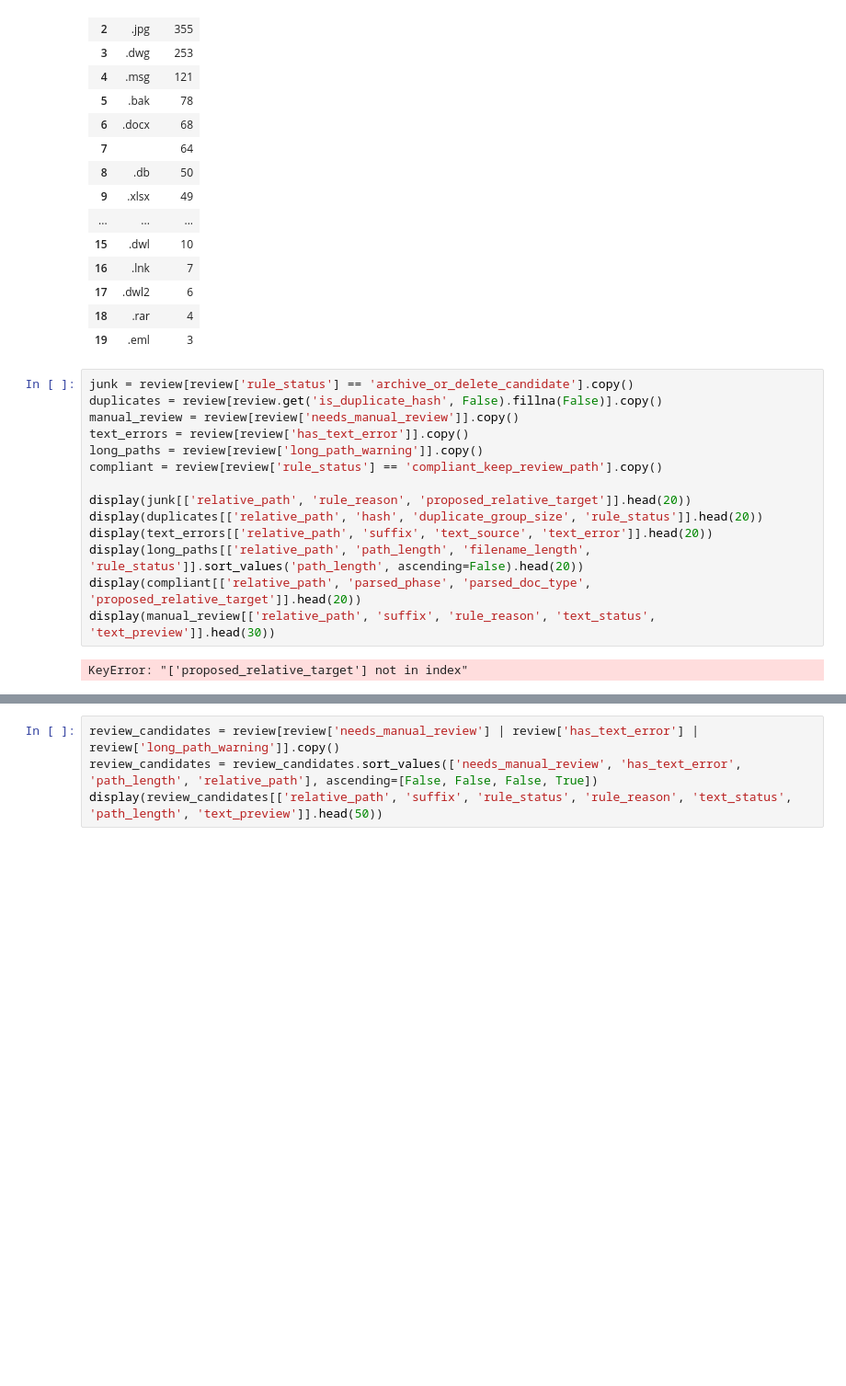
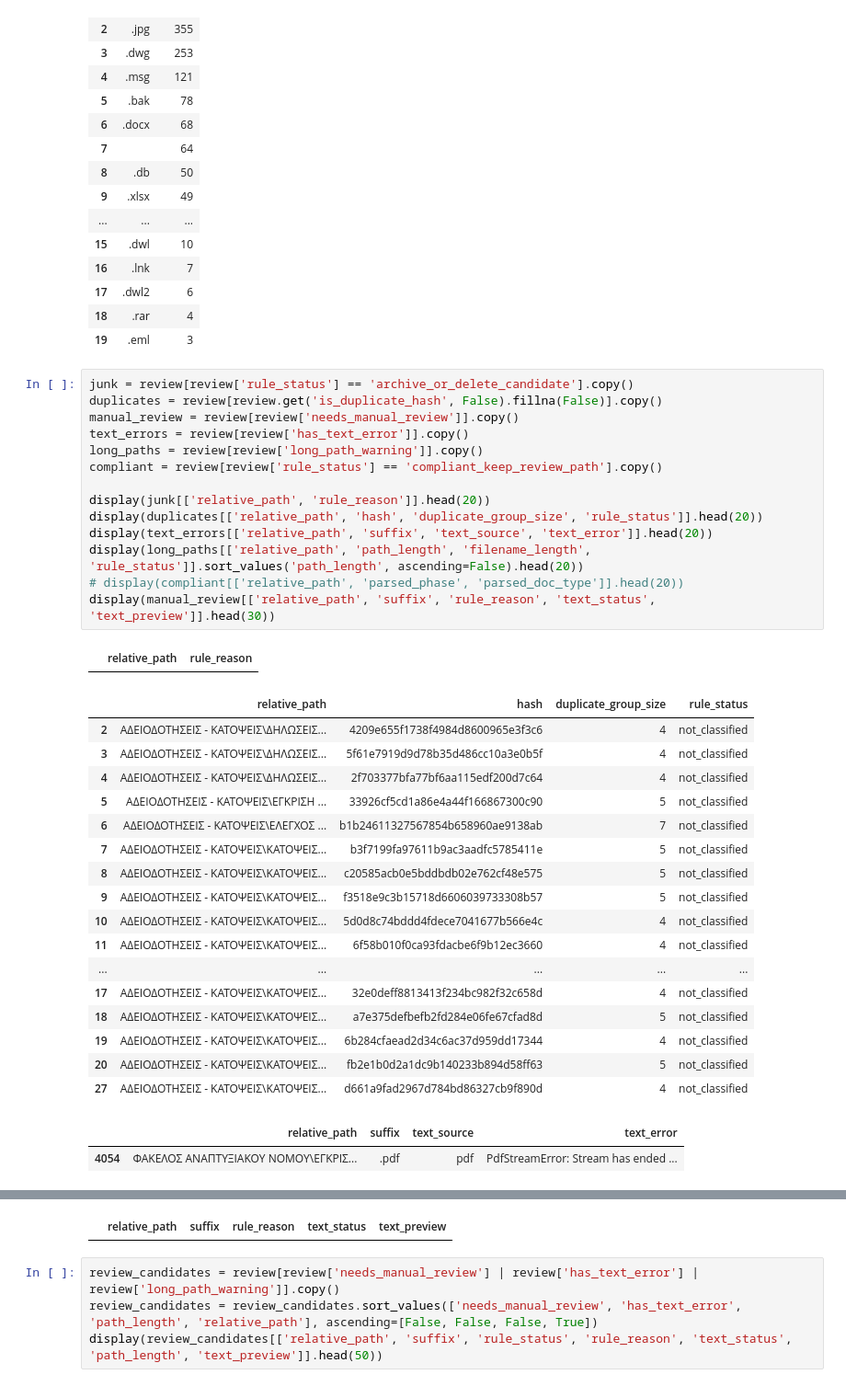
Before and after one commit to steliosvliaros/SCH-FILE-ORGANIZER, a Jupyter notebook: notebooks/05_review_outputs.ipynb, the cells around one changed output, grey strips where cells are left out. Shown at 92% size. Saved outputs shown, nothing was run; the diff lists cells and outputs as text; blank space fills up the shorter version.

```diff
--- a/notebooks/05_review_outputs.ipynb
+++ b/notebooks/05_review_outputs.ipynb
@@ -92,16 +92,35 @@ display(review['suffix'].fillna('').value_counts(dropna=False).rename_axis('suff
 # %%
 junk = review[review['rule_status'] == 'archive_or_delete_candidate'].copy()
 duplicates = review[review.get('is_duplicate_hash', False).fillna(False)].copy()
 manual_review = review[review['needs_manual_review']].copy()
 text_errors = review[review['has_text_error']].copy()
 long_paths = review[review['long_path_warning']].copy()
 compliant = review[review['rule_status'] == 'compliant_keep_review_path'].copy()
 
-display(junk[['relative_path', 'rule_reason', 'proposed_relative_target']].head(20))
+display(junk[['relative_path', 'rule_reason']].head(20))
 display(duplicates[['relative_path', 'hash', 'duplicate_group_size', 'rule_status']].head(20))
 display(text_errors[['relative_path', 'suffix', 'text_source', 'text_error']].head(20))
 display(long_paths[['relative_path', 'path_length', 'filename_length', 'rule_status']].sort_values('path_length', ascending=False).head(20))
-display(compliant[['relative_path', 'parsed_phase', 'parsed_doc_type', 'proposed_relative_target']].head(20))
+# display(compliant[['relative_path', 'parsed_phase', 'parsed_doc_type']].head(20))
 display(manual_review[['relative_path', 'suffix', 'rule_reason', 'text_status', 'text_preview']].head(30))
 # %% [output]
-KeyError: "['proposed_relative_target'] not in index"
+|  | relative_path | rule_reason |
+|  | relative_path | hash | duplicate_group_size | rule_status |
+| 2 | ΑΔΕΙΟΔΟΤΗΣΕΙΣ - ΚΑΤΟΨΕΙΣ\ΔΗΛΩΣΕΙΣ... | 4209e655f1738f4984d8600965e3f3c6 | 4 | not_classified |
+| 3 | ΑΔΕΙΟΔΟΤΗΣΕΙΣ - ΚΑΤΟΨΕΙΣ\ΔΗΛΩΣΕΙΣ... | 5f61e7919d9d78b35d486cc10a3e0b5f | 4 | not_classified |
+| 4 | ΑΔΕΙΟΔΟΤΗΣΕΙΣ - ΚΑΤΟΨΕΙΣ\ΔΗΛΩΣΕΙΣ... | 2f703377bfa77bf6aa115edf200d7c64 | 4 | not_classified |
+| 5 | ΑΔΕΙΟΔΟΤΗΣΕΙΣ - ΚΑΤΟΨΕΙΣ\ΕΓΚΡΙΣΗ ... | 33926cf5cd1a86e4a44f166867300c90 | 5 | not_classified |
+| 6 | ΑΔΕΙΟΔΟΤΗΣΕΙΣ - ΚΑΤΟΨΕΙΣ\ΕΛΕΓΧΟΣ ... | b1b24611327567854b658960ae9138ab | 7 | not_classified |
+| 7 | ΑΔΕΙΟΔΟΤΗΣΕΙΣ - ΚΑΤΟΨΕΙΣ\ΚΑΤΟΨΕΙΣ... | b3f7199fa97611b9ac3aadfc5785411e | 5 | not_classified |
+| 8 | ΑΔΕΙΟΔΟΤΗΣΕΙΣ - ΚΑΤΟΨΕΙΣ\ΚΑΤΟΨΕΙΣ... | c20585acb0e5bddbdb02e762cf48e575 | 5 | not_classified |
+| 9 | ΑΔΕΙΟΔΟΤΗΣΕΙΣ - ΚΑΤΟΨΕΙΣ\ΚΑΤΟΨΕΙΣ... | f3518e9c3b15718d6606039733308b57 | 5 | not_classified |
+| 10 | ΑΔΕΙΟΔΟΤΗΣΕΙΣ - ΚΑΤΟΨΕΙΣ\ΚΑΤΟΨΕΙΣ... | 5d0d8c74bddd4fdece7041677b566e4c | 4 | not_classified |
+| 11 | ΑΔΕΙΟΔΟΤΗΣΕΙΣ - ΚΑΤΟΨΕΙΣ\ΚΑΤΟΨΕΙΣ... | 6f58b010f0ca93fdacbe6f9b12ec3660 | 4 | not_classified |
+| ... | ... | ... | ... | ... |
+| 17 | ΑΔΕΙΟΔΟΤΗΣΕΙΣ - ΚΑΤΟΨΕΙΣ\ΚΑΤΟΨΕΙΣ... | 32e0deff8813413f234bc982f32c658d | 4 | not_classified |
+| 18 | ΑΔΕΙΟΔΟΤΗΣΕΙΣ - ΚΑΤΟΨΕΙΣ\ΚΑΤΟΨΕΙΣ... | a7e375defbefb2fd284e06fe67cfad8d | 5 | not_classified |
+| 19 | ΑΔΕΙΟΔΟΤΗΣΕΙΣ - ΚΑΤΟΨΕΙΣ\ΚΑΤΟΨΕΙΣ... | 6b284cfaead2d34c6ac37d959dd17344 | 4 | not_classified |
+| 20 | ΑΔΕΙΟΔΟΤΗΣΕΙΣ - ΚΑΤΟΨΕΙΣ\ΚΑΤΟΨΕΙΣ... | fb2e1b0d2a1dc9b140233b894d58ff63 | 5 | not_classified |
+| 27 | ΑΔΕΙΟΔΟΤΗΣΕΙΣ - ΚΑΤΟΨΕΙΣ\ΚΑΤΟΨΕΙΣ... | d661a9fad2967d784bd86327cb9f890d | 4 | not_classified |
+|  | relative_path | suffix | text_source | text_error |
+| 4054 | ΦΑΚΕΛΟΣ ΑΝΑΠΤΥΞΙΑΚΟΥ ΝΟΜΟΥ\ΕΓΚΡΙΣ... | .pdf | pdf | PdfStreamError: Stream has ended ... |
@@ -108,3 +144,4 @@ KeyError: "['proposed_relative_target'] not in index"
+|  | relative_path | suffix | rule_reason | text_status | text_preview |
 # %%
 review_candidates = review[review['needs_manual_review'] | review['has_text_error'] | review['long_path_warning']].copy()
 review_candidates = review_candidates.sort_values(['needs_manual_review', 'has_text_error', 'path_length', 'relative_path'], ascending=[False, False, False, True])
```
Also changed, not shown: parts of 1 cell of this notebook, 3 other files.
